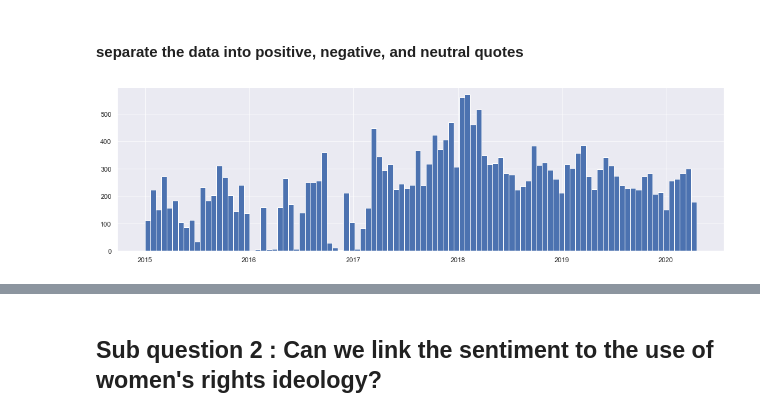
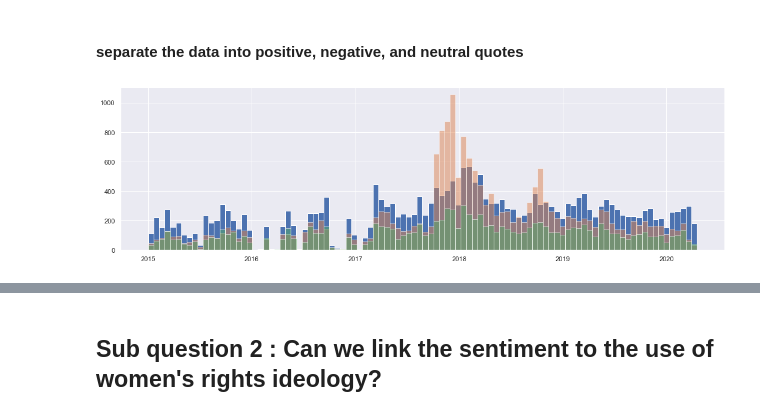
Before and after one commit to epfl-ada/ada-2021-project-concatsanddogs, a Jupyter notebook: Milestone_3_RQ4_sentiment_analysis.ipynb, the cells around one changed output, grey strips where cells are left out. Cells and saved outputs as stored; diff of their text form; code cells hidden in the pictures.

Commit message:
Plot edits I forgot to push

```diff
--- a/Milestone_3_RQ4_sentiment_analysis.ipynb
+++ b/Milestone_3_RQ4_sentiment_analysis.ipynb
@@ -186,6 +188,9 @@ df_negative = df.query('sentiment < -0.25')
 df_neutral  = df.query('sentiment > -0.25').query('sentiment < 0.25')
 # %%
 df_positive['date'].hist(bins = 100, figsize = [18,5])
+df_negative['date'].hist(bins = 100, figsize = [18,5],alpha =0.5)
+# seems like around 2018 there were a lot of negative quotations
+df_neutral['date'].hist(bins = 100, figsize = [18,5],alpha =0.5)
 plt.show()
 # %% [output]
-[figure, old version]
+[figure, new version]
```
Also changed, not shown: parts of 11 cells of this notebook, 1 other file.
